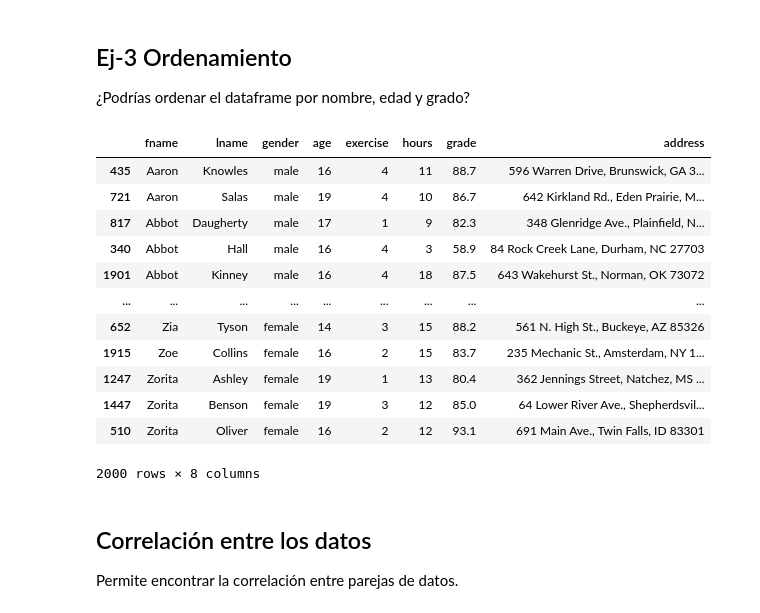
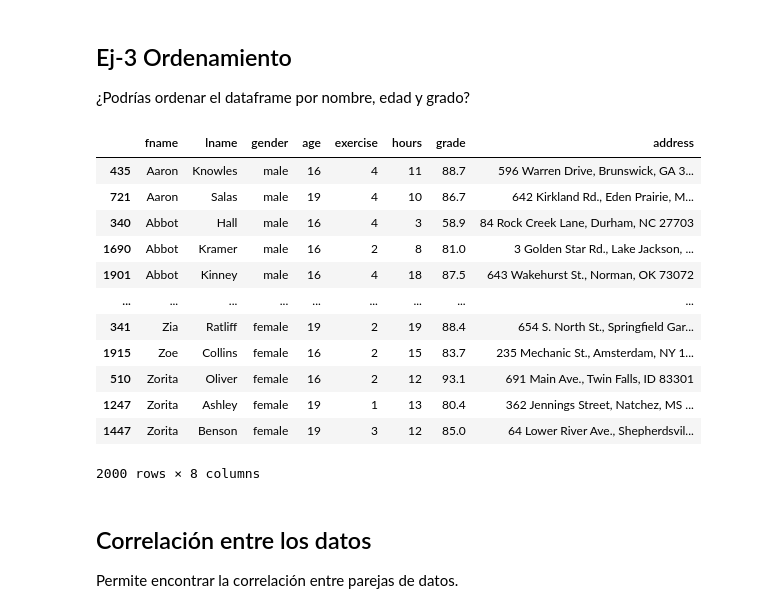
Before and after one commit to Joranome/T3SignificadoDatos, a Jupyter notebook: 1-SigDatos.ipynb, the cells around one changed output. Saved outputs shown, nothing was run; the diff lists cells and outputs as text; code cells hidden in the pictures.

```diff
--- a/1-SigDatos.ipynb
+++ b/1-SigDatos.ipynb
@@ -289,24 +289,24 @@ df.tail()
 # %%
 #Ej-3 ....
 import pandas as pd
 
 Location = "datasets/gradedata.csv"
 df = pd.read_csv(Location)
-df = df.sort_values(by=['fname','lname', 'grade'])
+df = df.sort_values(by=['fname','age', 'grade'])
 df
 # %% [output]
 |  | fname | lname | gender | age | exercise | hours | grade | address |
 | 435 | Aaron | Knowles | male | 16 | 4 | 11 | 88.7 | 596 Warren Drive, Brunswick, GA 3... |
 | 721 | Aaron | Salas | male | 19 | 4 | 10 | 86.7 | 642 Kirkland Rd., Eden Prairie, M... |
-| 817 | Abbot | Daugherty | male | 17 | 1 | 9 | 82.3 | 348 Glenridge Ave., Plainfield, N... |
 | 340 | Abbot | Hall | male | 16 | 4 | 3 | 58.9 | 84 Rock Creek Lane, Durham, NC 27703 |
+| 1690 | Abbot | Kramer | male | 16 | 2 | 8 | 81.0 | 3 Golden Star Rd., Lake Jackson, ... |
 | 1901 | Abbot | Kinney | male | 16 | 4 | 18 | 87.5 | 643 Wakehurst St., Norman, OK 73072 |
 | ... | ... | ... | ... | ... | ... | ... | ... | ... |
-| 652 | Zia | Tyson | female | 14 | 3 | 15 | 88.2 | 561 N. High St., Buckeye, AZ 85326 |
+| 341 | Zia | Ratliff | female | 19 | 2 | 19 | 88.4 | 654 S. North St., Springfield Gar... |
 | 1915 | Zoe | Collins | female | 16 | 2 | 15 | 83.7 | 235 Mechanic St., Amsterdam, NY 1... |
+| 510 | Zorita | Oliver | female | 16 | 2 | 12 | 93.1 | 691 Main Ave., Twin Falls, ID 83301 |
 | 1247 | Zorita | Ashley | female | 19 | 1 | 13 | 80.4 | 362 Jennings Street, Natchez, MS ... |
 | 1447 | Zorita | Benson | female | 19 | 3 | 12 | 85.0 | 64 Lower River Ave., Shepherdsvil... |
-| 510 | Zorita | Oliver | female | 16 | 2 | 12 | 93.1 | 691 Main Ave., Twin Falls, ID 83301 |
 2000 rows × 8 columns
 # %% [markdown]
 ## Correlación entre los datos
```
Also changed, not shown: parts of 5 cells of this notebook.
